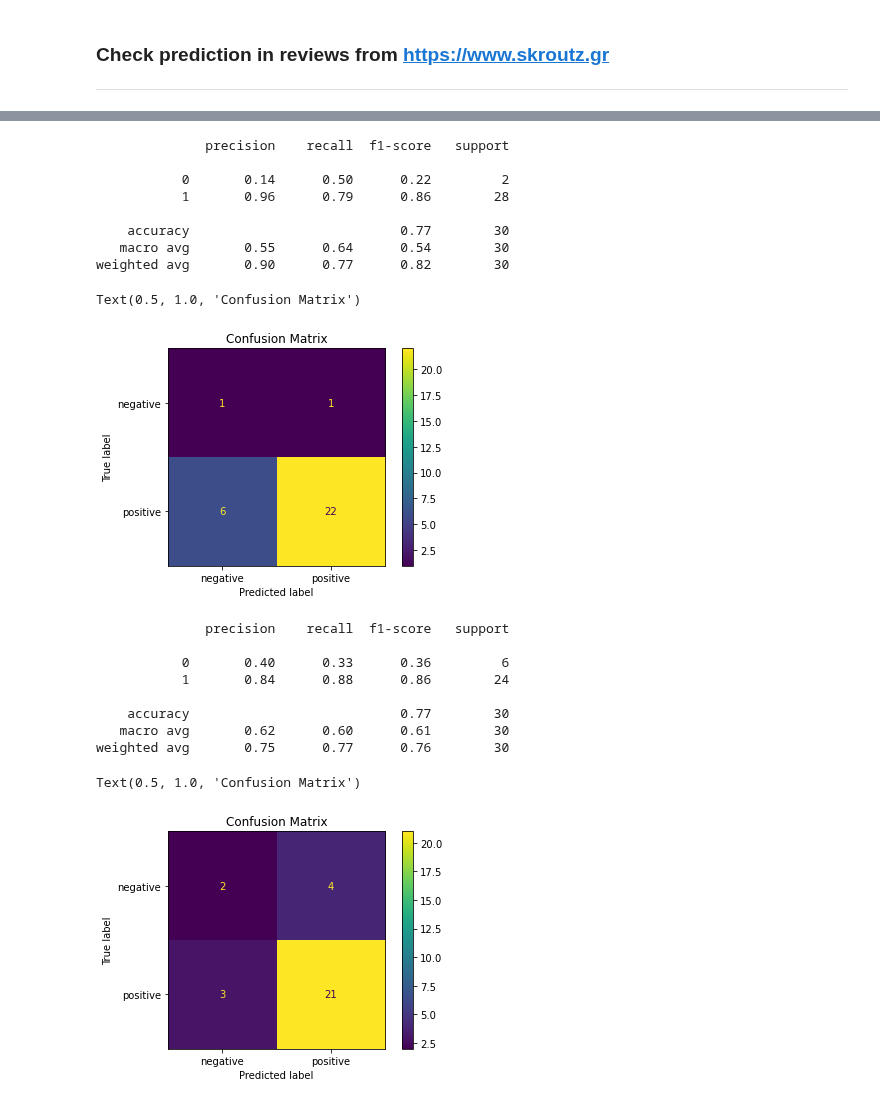
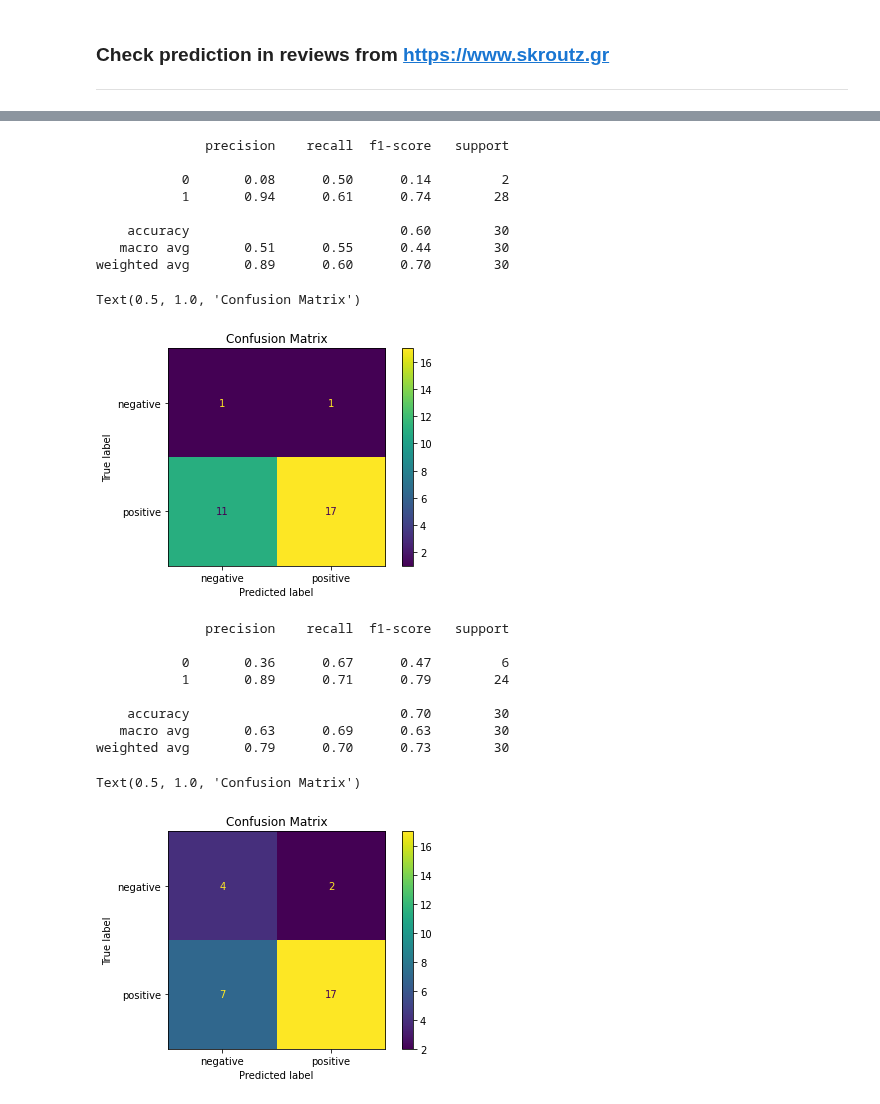
Before and after one commit to JoKoum/Machine-Learning-Project, a Jupyter notebook: Analyze-review-sentiment.ipynb, the cells around one changed output, grey strips where cells are left out. Saved outputs shown, nothing was run; the diff lists cells and outputs as text; code cells hidden in the pictures.

```diff
--- a/Analyze-review-sentiment.ipynb
+++ b/Analyze-review-sentiment.ipynb
@@ -145,7 +127,7 @@ Introducing a function to clean the translated text, that converts words to lowe
 # %%
 #Clean reviews text
 punctuation = set(string.punctuation)
-latin = re.compile(r'[^a-zÀ-ÿ]+') #Locate Latin characters
+latin = re.compile(r'[^a-zÀ-ÿ0-9]+') #Locate digits and Latin characters
 special_chars = re.compile('[u"\U0001F300-\U0001F5FF"]+',flags=re.UNICODE) #Locate special characters like emojis
 nlp = spacy.load('el_core_news_sm')
 
@@ -168,7 +150,7 @@ def clean_text(text):
     # Lemmatisation
     cleaned_text = nlp(" ".join(wordList))
     cleaned_text = [token.lemma_ for token in cleaned_text]
-    return " ".join(cleaned_text)
+    return " ".join(cleaned_text).strip()
 # %% [markdown]
 Due to long execution time the results of the following cell execution were stored in the cleaned.csv file, to get retrieved directly from there.
 # %%
@@ -379,14 +361,14 @@ def model_training(X,y,algorithm,balanced=False):
        Returns the trained model, along with a dictionary of the produced metrics
     """
     metrics_dict = {}
-
+    n_splits = 25
     #print algorithm
     print('########## Using',str(algorithm),'classifier ##########\n')
 
     if balanced:
-        kf = KFold(n_splits=20, shuffle=True, random_state=None)
+        kf = KFold(n_splits=n_splits, shuffle=True, random_state=None)
     else:
-        kf = KFold(n_splits=20, shuffle=False, random_state=None)
+        kf = KFold(n_splits=n_splits, shuffle=False, random_state=None)
 
     average_training_time = 0.0
     average_testing_time = 0.0
@@ -405,18 +387,18 @@ def model_training(X,y,algorithm,balanced=False):
         training_time_start = time.process_time()
         model_clf.fit(X_train,y_train)
         training_time = time.process_time() - training_time_start
-        average_training_time += training_time/20
+        average_training_time += training_time/n_splits
         testing_time_start = time.process_time()
         # Form predictions using test set
         predictions = model_clf.predict(X_test)
         testing_time = time.process_time() - testing_time_start
-        average_testing_time += testing_time/20
+        average_testing_time += testing_time/n_splits
         # Calculate the overall accuracy
         accuracy = metrics.accuracy_score(y_test, predictions)
-        average_accuracy += accuracy/20
+        average_accuracy += accuracy/n_splits
         # Calculate F1 Score
         f1_score = metrics.f1_score(y_test,predictions)
-        average_f1_score += f1_score/20
+        average_f1_score += f1_score/n_splits
         if accuracy > best_accuracy and f1_score > best_f1_score:
             selected_clf = model_clf
             best_accuracy = accuracy
@@ -643,42 +647,42 @@ url = 'https://www.skroutz.gr/s/12247000/Gigabyte-GeForce-GT-1030-2GB-OC-GV-N103
 rselector= '#sku_reviews_list > li div.review-body'
 sselector = '#sku_reviews_list > li div.actual-rating > span'
 data = data_extraction(url,rselector,sselector)
-vectorized_data = tfidfvectorizer.transform(data['reviews'])
-predictions = text_svm.predict(vectorized_data)
-print(metrics.classification_report(data['sentiment'],text_svm.predict(vectorized_data)))
-confusion_matrix = metrics.plot_confusion_matrix(text_svm,vectorized_data,data['sentiment'],
+vectorized_data = tfidfvectorizer_downsampled.transform(data['reviews'])
+predictions = text_svm_downsampled.predict(vectorized_data)
+print(metrics.classification_report(data['sentiment'],text_svm_downsampled.predict(vectorized_data)))
+confusion_matrix = metrics.plot_confusion_matrix(text_svm_downsampled,vectorized_data,data['sentiment'],
                                                  display_labels=['negative','positive'])
 confusion_matrix.ax_.set_title('Confusion Matrix')
 # %% [output]
               precision    recall  f1-score   support
 
-           0       0.14      0.50      0.22         2
-           1       0.96      0.79      0.86        28
+           0       0.08      0.50      0.14         2
+           1       0.94      0.61      0.74        28
 
-    accuracy                           0.77        30
-   macro avg       0.55      0.64      0.54        30
-weighted avg       0.90      0.77      0.82        30
+    accuracy                           0.60        30
+   macro avg       0.51      0.55      0.44        30
+weighted avg       0.89      0.60      0.70        30
 Text(0.5, 1.0, 'Confusion Matrix')
-[figure, old version]
+[figure, new version]
 # %%
 url = 'https://www.skroutz.gr/s/5281582/Adidas-Stan-Smith-M20325.html#reviews'
 rselector= '#sku_reviews_list > li div.review-body'
 sselector = '#sku_reviews_list > li div.actual-rating > span'
 data = data_extraction(url,rselector,sselector)
-vectorized_data = tfidfvectorizer.transform(data['reviews'])
-predictions = text_svm.predict(vectorized_data)
-print(metrics.classification_report(data['sentiment'],text_svm.predict(vectorized_data)))
-confusion_matrix = metrics.plot_confusion_matrix(text_svm,vectorized_data,data['sentiment'],
+vectorized_data = tfidfvectorizer_downsampled.transform(data['reviews'])
+predictions = text_svm_downsampled.predict(vectorized_data)
+print(metrics.classification_report(data['sentiment'],text_svm_downsampled.predict(vectorized_data)))
+confusion_matrix = metrics.plot_confusion_matrix(text_svm_downsampled,vectorized_data,data['sentiment'],
                                                  display_labels=['negative','positive'])
 confusion_matrix.ax_.set_title('Confusion Matrix')
 # %% [output]
               precision    recall  f1-score   support
 
-           0       0.40      0.33      0.36         6
-           1       0.84      0.88      0.86        24
+           0       0.36      0.67      0.47         6
+           1       0.89      0.71      0.79        24
 
-    accuracy                           0.77        30
-   macro avg       0.62      0.60      0.61        30
-weighted avg       0.75      0.77      0.76        30
+    accuracy                           0.70        30
+   macro avg       0.63      0.69      0.63        30
+weighted avg       0.79      0.70      0.73        30
 Text(0.5, 1.0, 'Confusion Matrix')
-[figure, old version]
+[figure, new version]
```
Also changed, not shown: parts of 16 cells of this notebook.
